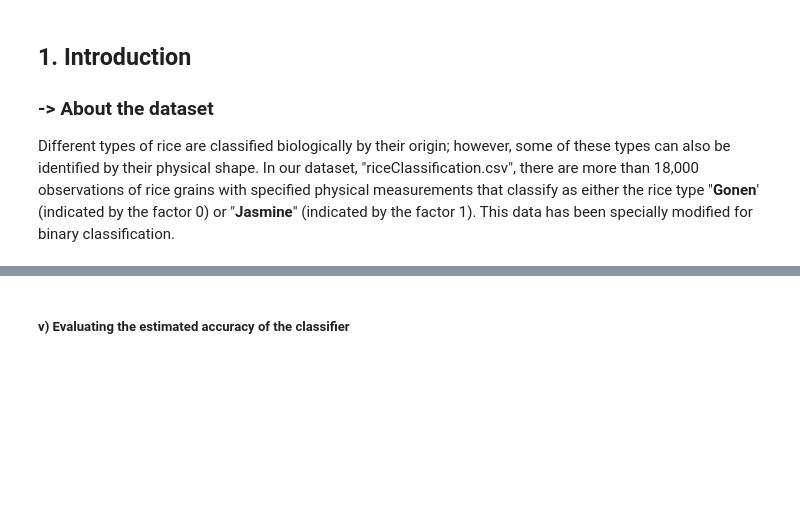
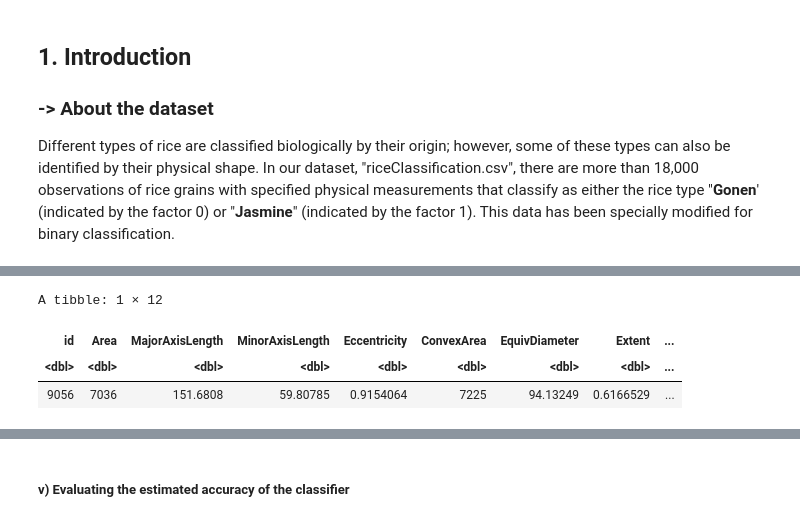
Before and after one commit to sean-prk/dsci-group-project-report, a Jupyter notebook: project.ipynb, the cells around one changed output, grey strips where cells are left out. Cells and saved outputs as stored; diff of their text form; code cells hidden in the pictures; blank space fills up the shorter version.

```diff
--- a/project.ipynb
+++ b/project.ipynb
@@ -71,0 +57,9 @@ We will build a classifier that classifies a rice grain as either Gonen or Jasmi
+# %%
+test_obs <- rice_data |>
+    slice(9056)
+test_obs
+# %% [output]
+A tibble: 1 × 12
+| id | Area | MajorAxisLength | MinorAxisLength | Eccentricity | ConvexArea | EquivDiameter | Extent | ... |
+| <dbl> | <dbl> | <dbl> | <dbl> | <dbl> | <dbl> | <dbl> | <dbl> | ... |
+| 9056 | 7036 | 151.6808 | 59.80785 | 0.9154064 | 7225 | 94.13249 | 0.6166529 | ... |
```
Also changed, not shown: parts of 33 cells of this notebook.
